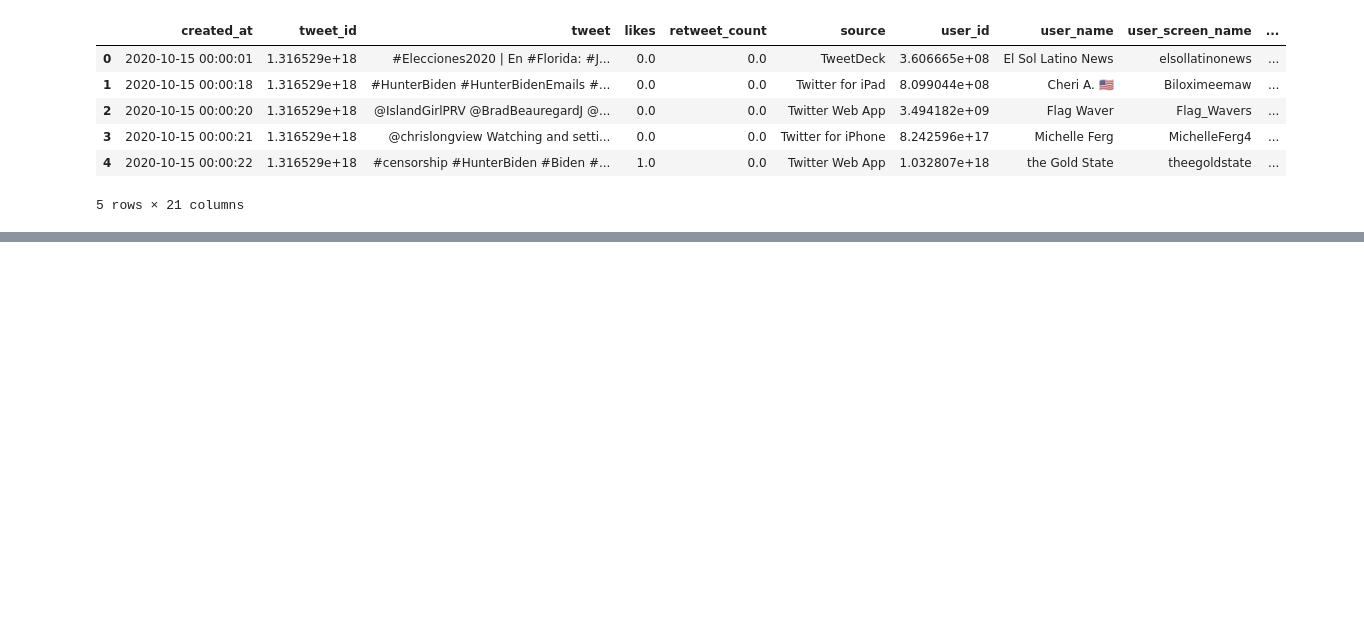
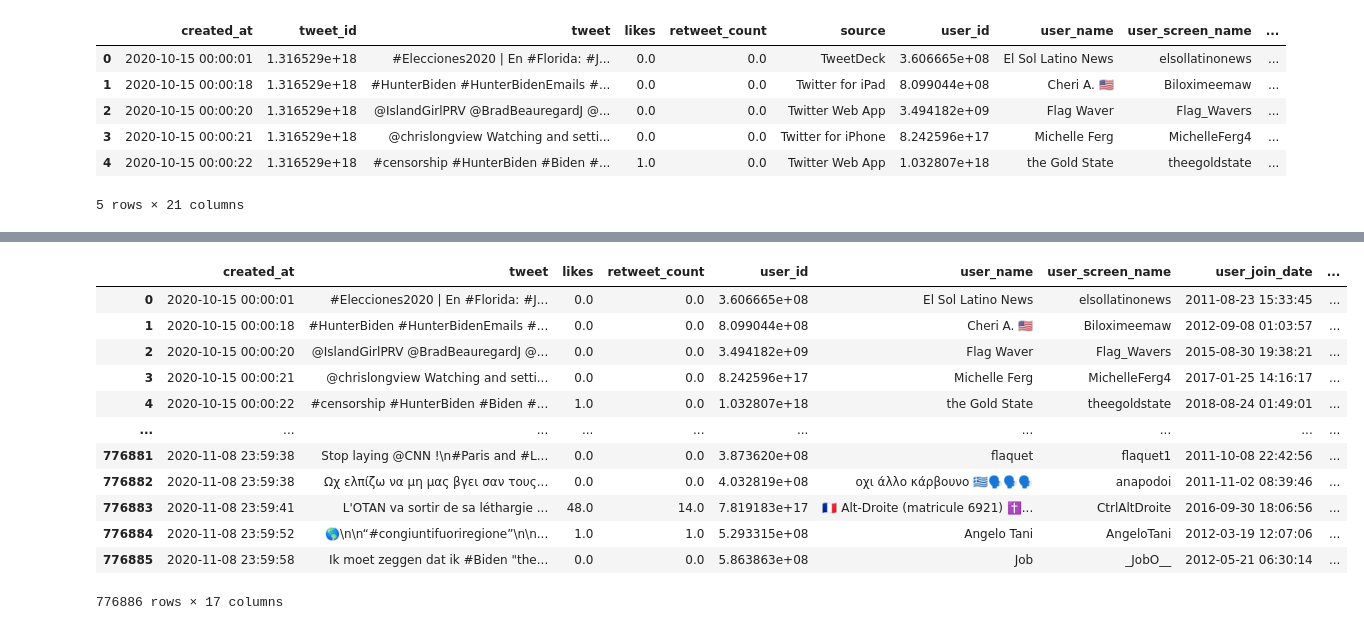
Before and after one commit to VIVISHEN35/Project-1, a Jupyter notebook: Trump vs. Biden tweets.ipynb, the cells around one changed output, grey strips where cells are left out. Cells and saved outputs as stored; diff of their text form; code cells hidden in the pictures; blank space fills up the shorter version.

```diff
--- a/Trump vs. Biden tweets.ipynb
+++ b/Trump vs. Biden tweets.ipynb
@@ -29,0 +70,4 @@ Biden.head()
+# %%
+Trump = Trump.drop(columns = ['tweet_id', 'collected_at', 'source', 'user_description'])
+Biden = Biden.drop(columns = ['tweet_id', 'collected_at', 'source', 'user_description'])
+Trump
@@ -29,0 +88,16 @@ Biden.head()
+# %%
+Biden
+# %% [output]
+|  | created_at | tweet | likes | retweet_count | user_id | user_name | user_screen_name | user_join_date | ... |
+| 0 | 2020-10-15 00:00:01 | #Elecciones2020 | En #Florida: #J... | 0.0 | 0.0 | 3.606665e+08 | El Sol Latino News | elsollatinonews | 2011-08-23 15:33:45 | ... |
+| 1 | 2020-10-15 00:00:18 | #HunterBiden #HunterBidenEmails #... | 0.0 | 0.0 | 8.099044e+08 | Cheri A. 🇺🇸 | Biloximeemaw | 2012-09-08 01:03:57 | ... |
+| 2 | 2020-10-15 00:00:20 | @IslandGirlPRV @BradBeauregardJ @... | 0.0 | 0.0 | 3.494182e+09 | Flag Waver | Flag_Wavers | 2015-08-30 19:38:21 | ... |
+| 3 | 2020-10-15 00:00:21 | @chrislongview Watching and setti... | 0.0 | 0.0 | 8.242596e+17 | Michelle Ferg | MichelleFerg4 | 2017-01-25 14:16:17 | ... |
+| 4 | 2020-10-15 00:00:22 | #censorship #HunterBiden #Biden #... | 1.0 | 0.0 | 1.032807e+18 | the Gold State | theegoldstate | 2018-08-24 01:49:01 | ... |
+| ... | ... | ... | ... | ... | ... | ... | ... | ... | ... |
+| 776881 | 2020-11-08 23:59:38 | Stop laying @CNN !\n#Paris and #L... | 0.0 | 0.0 | 3.873620e+08 | flaquet | flaquet1 | 2011-10-08 22:42:56 | ... |
+| 776882 | 2020-11-08 23:59:38 | Ωχ ελπίζω να μη μας βγει σαν τους... | 0.0 | 0.0 | 4.032819e+08 | οχι άλλο κάρβουνο 🇬🇷🗣🗣🗣 | anapodoi | 2011-11-02 08:39:46 | ... |
+| 776883 | 2020-11-08 23:59:41 | L'OTAN va sortir de sa léthargie ... | 48.0 | 14.0 | 7.819183e+17 | 🇫🇷 Alt-Droite (matricule 6921) ✝️... | CtrlAltDroite | 2016-09-30 18:06:56 | ... |
+| 776884 | 2020-11-08 23:59:52 | 🌎\n\n“#congiuntifuoriregione”\n\n... | 1.0 | 1.0 | 5.293315e+08 | Angelo Tani | AngeloTani | 2012-03-19 12:07:06 | ... |
+| 776885 | 2020-11-08 23:59:58 | Ik moet zeggen dat ik #Biden "the... | 0.0 | 0.0 | 5.863863e+08 | Job | _JobO__ | 2012-05-21 06:30:14 | ... |
+776886 rows × 17 columns
```
Also changed, not shown: parts of 10 cells of this notebook.
